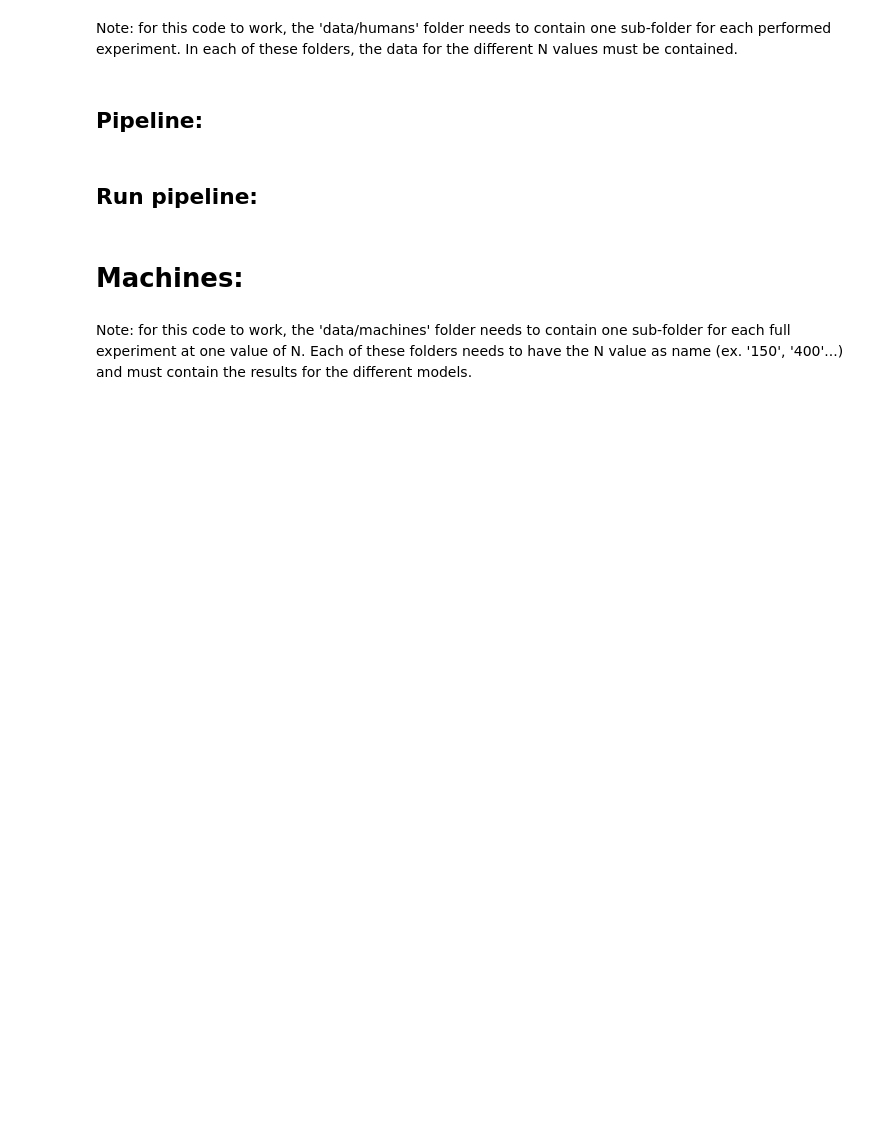
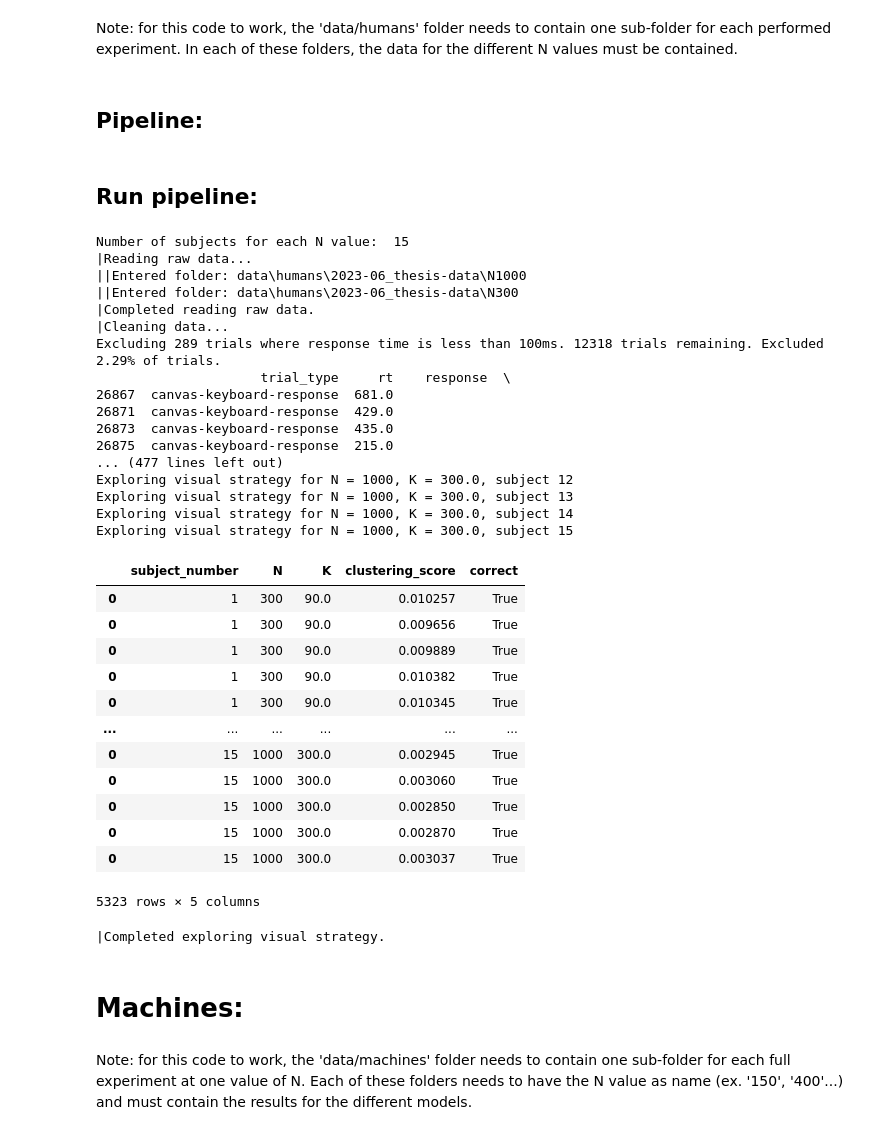
Before and after one commit to danieletirinnanzi/HUPLACLIP-analysis, a Jupyter notebook: data_analysis/HUPLACLIP-combined-analysis.ipynb, the cells around one changed output. Cells and saved outputs as stored; diff of their text form; code cells hidden in the pictures; blank space fills up the shorter version.

Commit message:
first implementation of visual strategy exploration (graphs and stats to implement)

```diff
--- a/data_analysis/HUPLACLIP-combined-analysis.ipynb
+++ b/data_analysis/HUPLACLIP-combined-analysis.ipynb
@@ -939,9 +1035,43 @@ class HumanAnalysisPipeline:
 # %%
 # Instantiate the pipeline with the experiment name
 human_pipeline = HumanAnalysisPipeline(experiment_name="2023-06_thesis-data", analysis_type="subject-wise", log_scale_K0=True)
 
 # Run the entire pipeline
-human_pipeline.complete_human_pipeline()
+# human_pipeline.complete_human_pipeline()
+
+human_pipeline.strategy_humans()
+# %% [output]
+Number of subjects for each N value:  15
+|Reading raw data...
+||Entered folder: data\humans\2023-06_thesis-data\N1000
+||Entered folder: data\humans\2023-06_thesis-data\N300
+|Completed reading raw data.
+|Cleaning data...
+Excluding 289 trials where response time is less than 100ms. 12318 trials remaining. Excluded 2.29% of trials.
+                     trial_type     rt    response  \
+26867  canvas-keyboard-response  681.0
+26871  canvas-keyboard-response  429.0
+26873  canvas-keyboard-response  435.0
+26875  canvas-keyboard-response  215.0
+... (477 lines left out)
+Exploring visual strategy for N = 1000, K = 300.0, subject 12
+Exploring visual strategy for N = 1000, K = 300.0, subject 13
+Exploring visual strategy for N = 1000, K = 300.0, subject 14
+Exploring visual strategy for N = 1000, K = 300.0, subject 15
+|  | subject_number | N | K | clustering_score | correct |
+| 0 | 1 | 300 | 90.0 | 0.010257 | True |
+| 0 | 1 | 300 | 90.0 | 0.009656 | True |
+| 0 | 1 | 300 | 90.0 | 0.009889 | True |
+| 0 | 1 | 300 | 90.0 | 0.010382 | True |
+| 0 | 1 | 300 | 90.0 | 0.010345 | True |
+| ... | ... | ... | ... | ... | ... |
+| 0 | 15 | 1000 | 300.0 | 0.002945 | True |
+| 0 | 15 | 1000 | 300.0 | 0.003060 | True |
+| 0 | 15 | 1000 | 300.0 | 0.002850 | True |
+| 0 | 15 | 1000 | 300.0 | 0.002870 | True |
+| 0 | 15 | 1000 | 300.0 | 0.003037 | True |
+5323 rows × 5 columns
+|Completed exploring visual strategy.
 # %% [markdown]
 # Machines:
 # %% [markdown]
```
Also changed, not shown: parts of 2 cells of this notebook.
